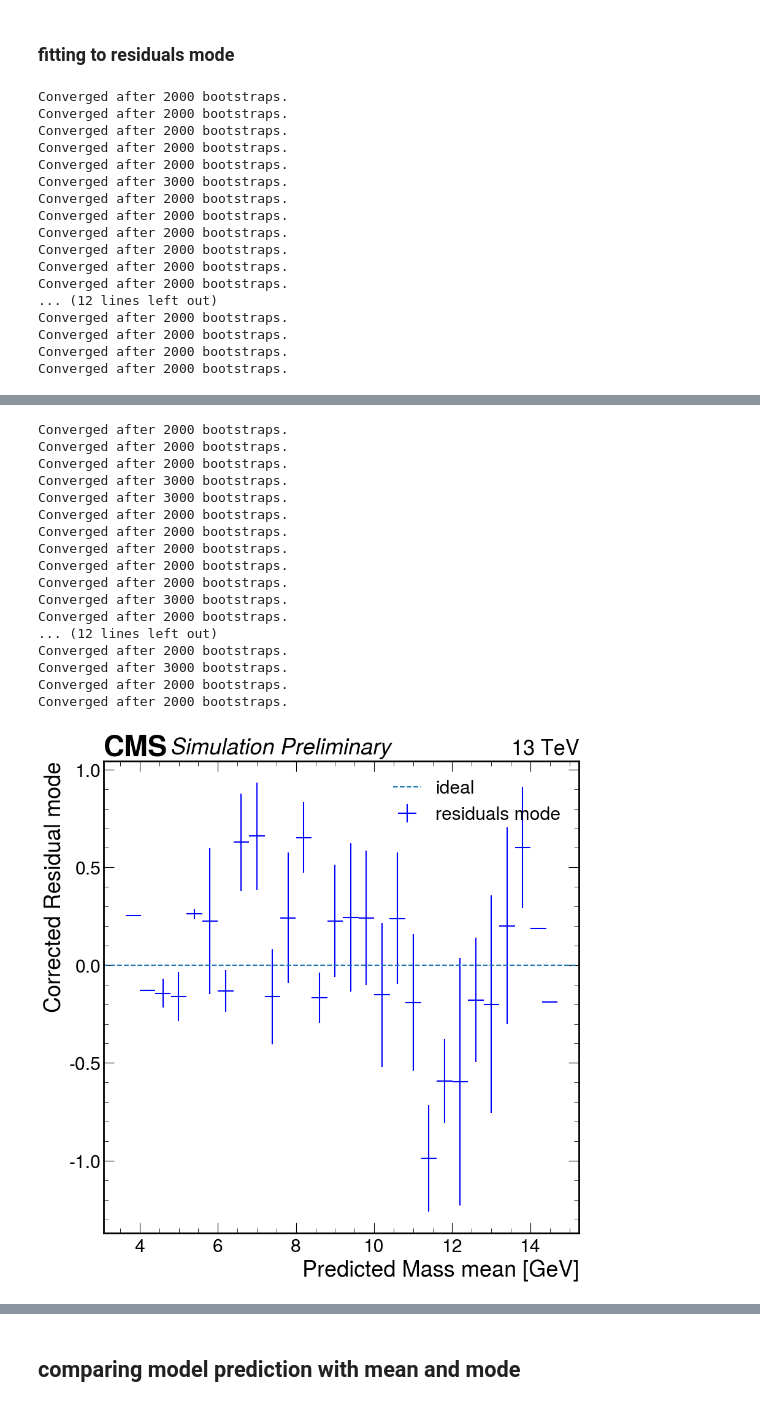
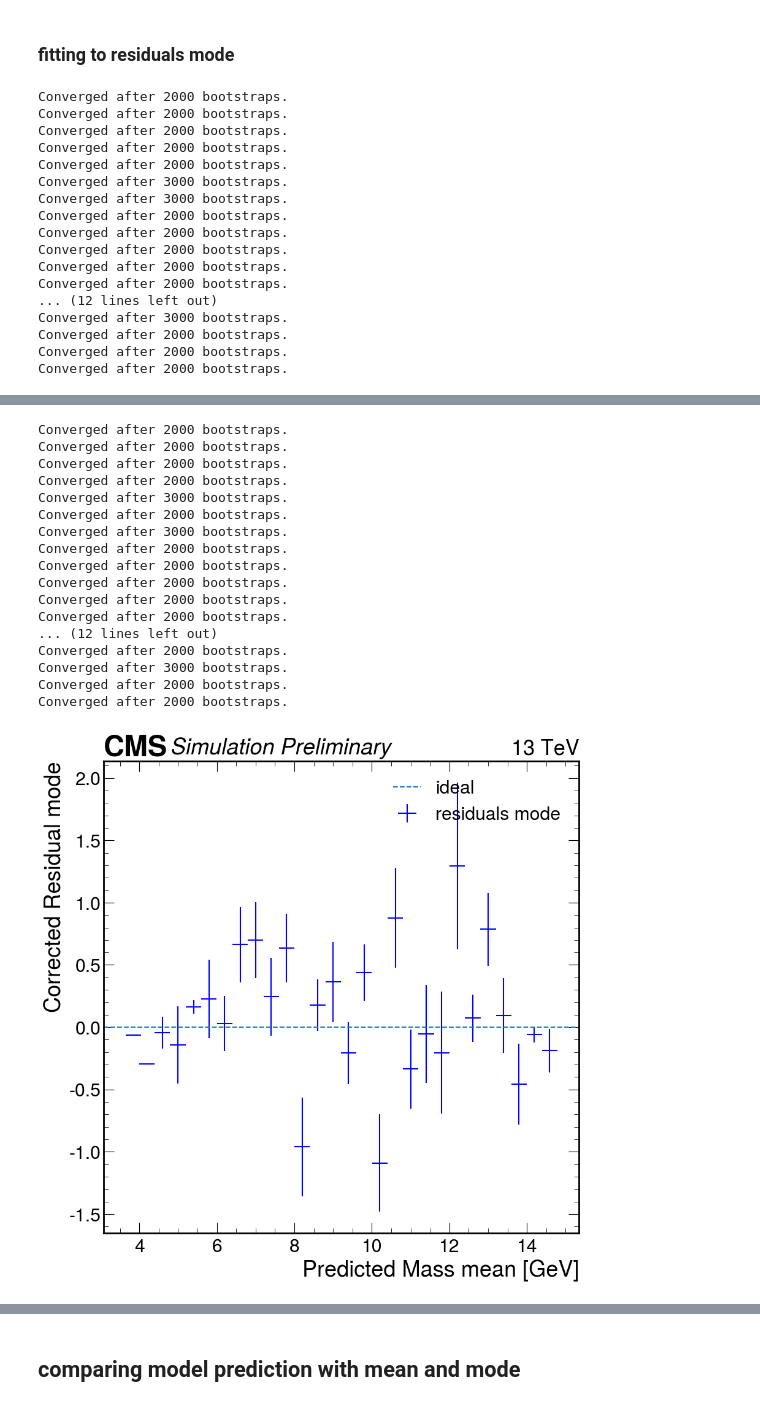
Before and after one commit to bhbam/H_AA_CLuster_jupyter_notebooks, a Jupyter notebook: mass_regression_model_bias_effect_with_residual_using_mean_and_mode_comparision_parquet.ipynb, the cells around one changed output, grey strips where cells are left out. Cells and saved outputs as stored; diff of their text form; code cells hidden in the pictures.

Commit message:
comparing mean and mode residual correction

```diff
--- a/mass_regression_model_bias_effect_with_residual_using_mean_and_mode_comparision_parquet.ipynb
+++ b/mass_regression_model_bias_effect_with_residual_using_mean_and_mode_comparision_parquet.ipynb
@@ -383,7 +383,7 @@ Signal Mass :  10
 # %% [markdown]
 ### fitting  to residuals mode
 # %%
-def get_hist_mode(data, bins=len(np.arange(3.6,14.9,0.4))):
+def get_hist_mode(data, bins=len(np.arange(3.6,14.9,0.05))):
     counts, bin_edges = np.histogram(data, bins=bins)
 
     # Find the index of the mode bin
@@ -472,7 +472,7 @@ for i in range(len(bins) - 1):
     mode_errors.append(uncertainty)
 
 # Polynomial fit
-coeff_mode = np.polyfit(mean_pred_bins, residuals_mode, 4)
+coeff_mode = np.polyfit(mean_pred_bins, residuals_mode, 3)
 polynomial_mode = np.poly1d(coeff_mode)
 x = np.linspace(min(mean_pred_bins), max(mean_pred_bins), num=1000)
 y_fit_mean = polynomial_mode(x)
@@ -560,14 +560,14 @@ Converged after 2000 bootstraps.
 Converged after 2000 bootstraps.
 Converged after 2000 bootstraps.
 Converged after 3000 bootstraps.
-Converged after 2000 bootstraps.
+Converged after 3000 bootstraps.
 Converged after 2000 bootstraps.
 Converged after 2000 bootstraps.
 Converged after 2000 bootstraps.
 Converged after 2000 bootstraps.
 Converged after 2000 bootstraps.
 ... (12 lines left out)
+Converged after 3000 bootstraps.
 Converged after 2000 bootstraps.
 Converged after 2000 bootstraps.
 Converged after 2000 bootstraps.
-Converged after 2000 bootstraps.
@@ -575,21 +575,21 @@ Converged after 2000 bootstraps.
+Converged after 2000 bootstraps.
 Converged after 2000 bootstraps.
 Converged after 2000 bootstraps.
 Converged after 2000 bootstraps.
 Converged after 3000 bootstraps.
+Converged after 2000 bootstraps.
 Converged after 3000 bootstraps.
 Converged after 2000 bootstraps.
 Converged after 2000 bootstraps.
 Converged after 2000 bootstraps.
 Converged after 2000 bootstraps.
 Converged after 2000 bootstraps.
-Converged after 3000 bootstraps.
-Converged after 2000 bootstraps.
 ... (12 lines left out)
 Converged after 2000 bootstraps.
 Converged after 3000 bootstraps.
 Converged after 2000 bootstraps.
 Converged after 2000 bootstraps.
-[figure, old version]
+[figure, new version]
 # %%
 def plot_signal_corrected_with_mode(Mass = '5'):
     mass  = {'3p7':3.7,'4':4, '5':5, '6':6, '8':8, '10':10, '12':12, '14':14}.get(Mass, None)
```
Also changed, not shown: parts of 2 cells of this notebook.
